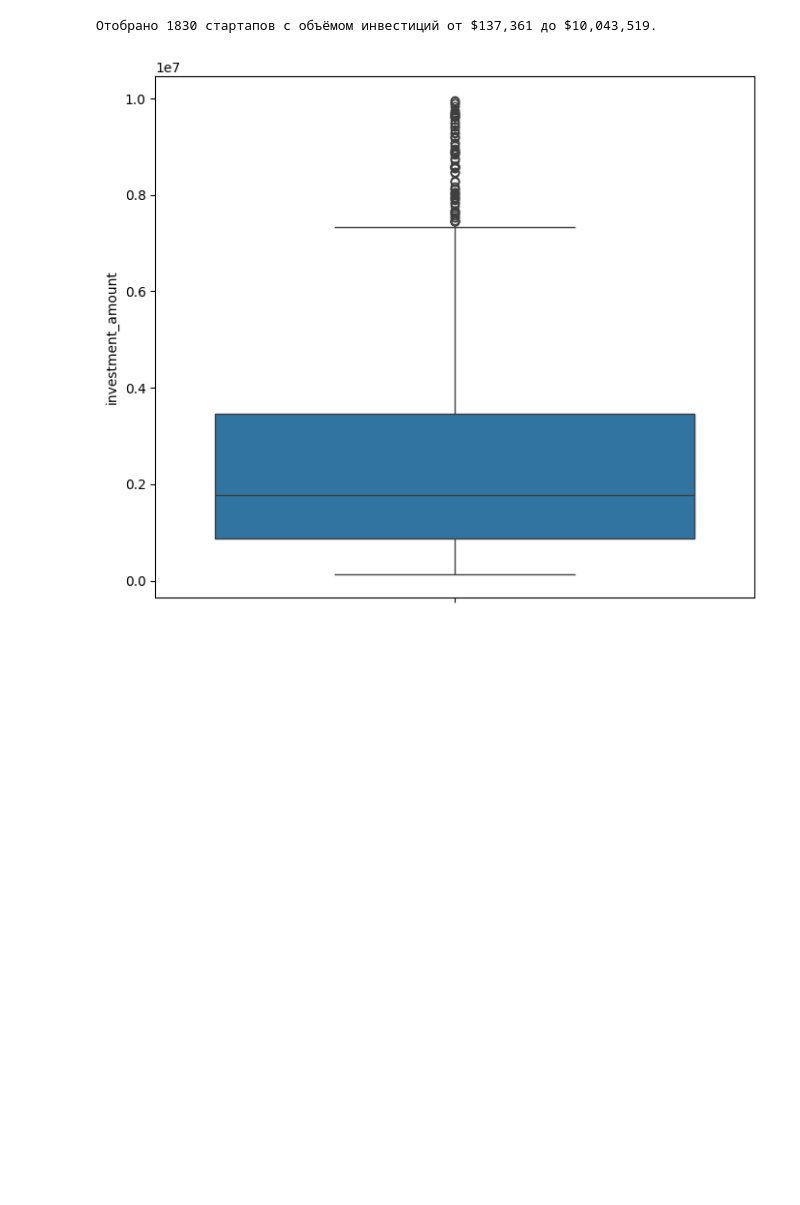
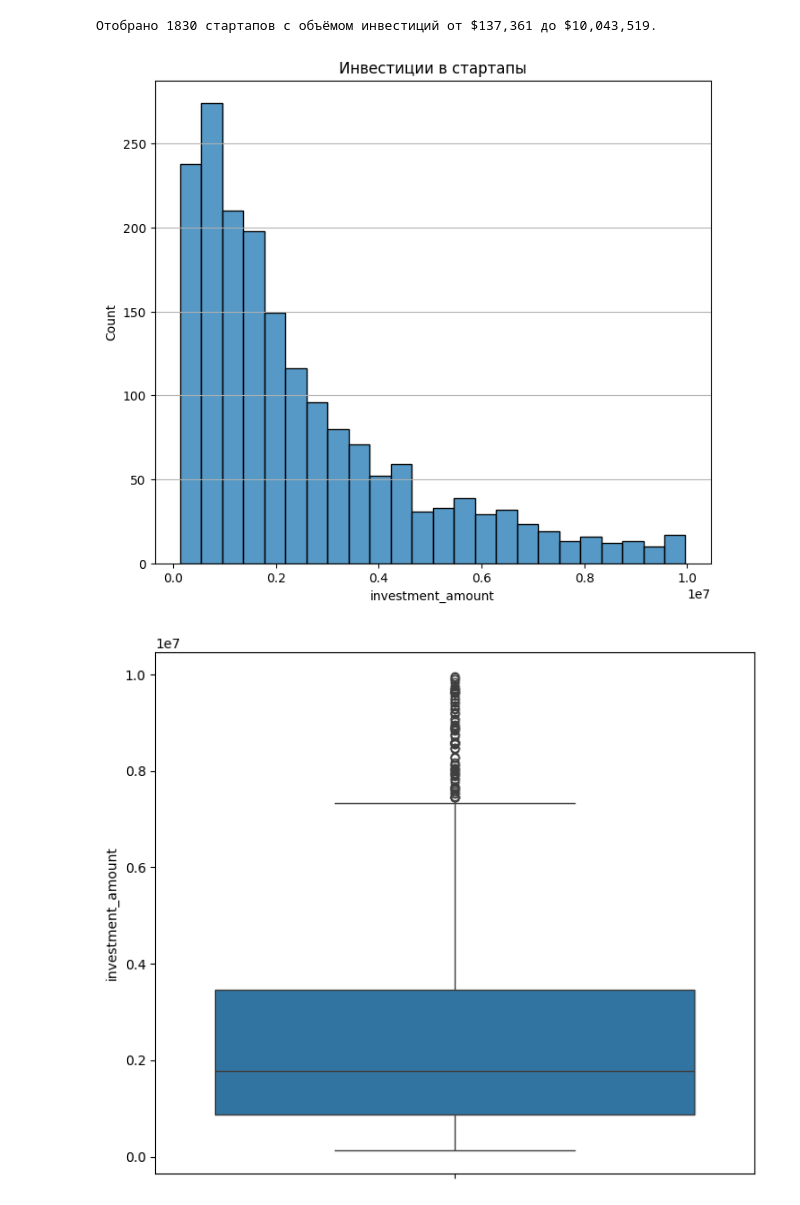
Before and after one commit to Ejtolf/startup_applications_investment_notebooks, a Jupyter notebook: notebooks/03_startup_sponsoring.ipynb, the cells around one changed output. Drawn from its saved outputs; the diff is of its cells as text; code cells hidden in the pictures; blank space fills up the shorter version.

```diff
--- a/notebooks/03_startup_sponsoring.ipynb
+++ b/notebooks/03_startup_sponsoring.ipynb
@@ -48,6 +57,13 @@ df = df[(df['investment_amount'] >= q_low) & (df['investment_amount'] <= q_high)
 print(f'Отобрано {len(df)} стартапов с объёмом инвестиций от ${int(q_low):,} до ${int(q_high):,}.')
 # %% [output]
 Отобрано 1830 стартапов с объёмом инвестиций от $137,361 до $10,043,519.
+# %%
+sns.histplot(data=df, x='investment_amount')
+plt.title('Инвестиции в стартапы')
+plt.grid(axis='y')
+plt.show()
+# %% [output]
+[figure, added]
 # %%
 sns.boxplot(y=df['investment_amount'])
 plt.show()
```
Also changed, not shown: parts of 41 cells of this notebook, 16 other files.
